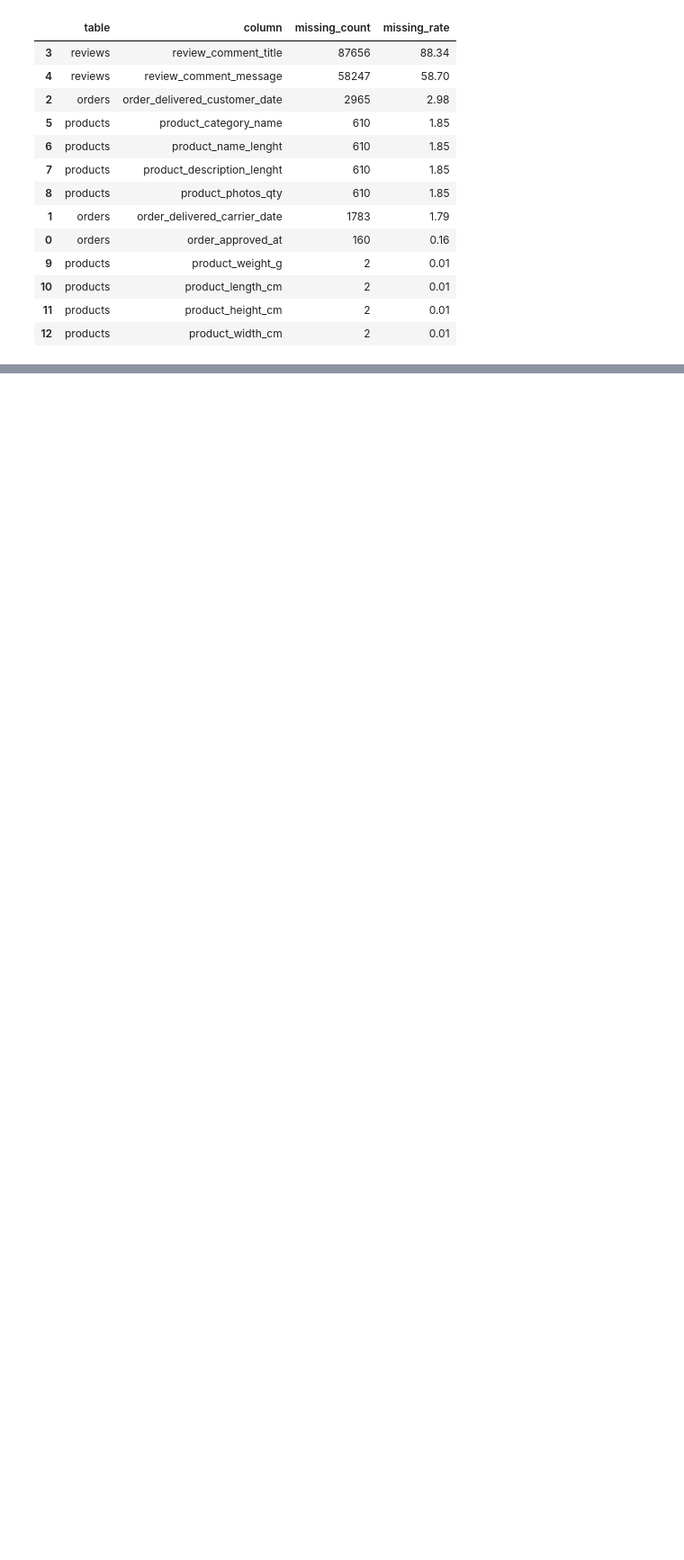
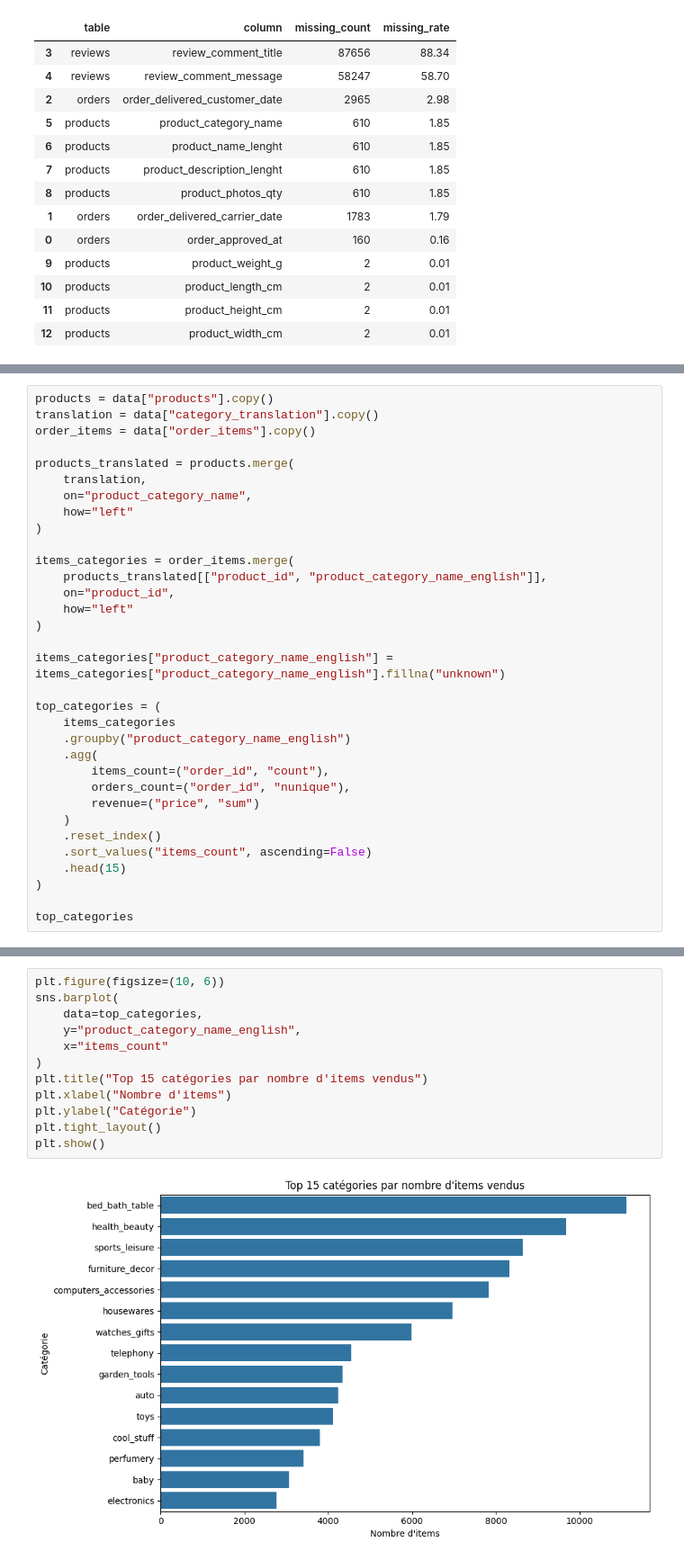
Before and after one commit to Gaetyno/olist-delivery-dashboard, a Jupyter notebook: notebooks/01_understanding_data.ipynb, the cells around one changed output, grey strips where cells are left out. Shown at 90% size. Saved outputs shown, nothing was run; the diff lists cells and outputs as text; blank space fills up the shorter version.

```diff
--- a/notebooks/01_understanding_data.ipynb
+++ b/notebooks/01_understanding_data.ipynb
@@ -327,0 +512,33 @@ missing_df.sort_values(
+# %%
+products = data["products"].copy()
+translation = data["category_translation"].copy()
+order_items = data["order_items"].copy()
+
+products_translated = products.merge(
+    translation,
+    on="product_category_name",
+    how="left"
+)
+
+items_categories = order_items.merge(
+    products_translated[["product_id", "product_category_name_english"]],
+    on="product_id",
+    how="left"
+)
+
+items_categories["product_category_name_english"] = items_categories["product_category_name_english"].fillna("unknown")
+
+top_categories = (
+    items_categories
+    .groupby("product_category_name_english")
+    .agg(
+        items_count=("order_id", "count"),
+        orders_count=("order_id", "nunique"),
+        revenue=("price", "sum")
+    )
+    .reset_index()
+    .sort_values("items_count", ascending=False)
+    .head(15)
+)
+
+top_categories
@@ -327,0 +562,14 @@ missing_df.sort_values(
+# %%
+plt.figure(figsize=(10, 6))
+sns.barplot(
+    data=top_categories,
+    y="product_category_name_english",
+    x="items_count"
+)
+plt.title("Top 15 catégories par nombre d'items vendus")
+plt.xlabel("Nombre d'items")
+plt.ylabel("Catégorie")
+plt.tight_layout()
+plt.show()
+# %% [output]
+[figure, added]
```
Also changed, not shown: parts of 24 cells of this notebook, 1 other file.
